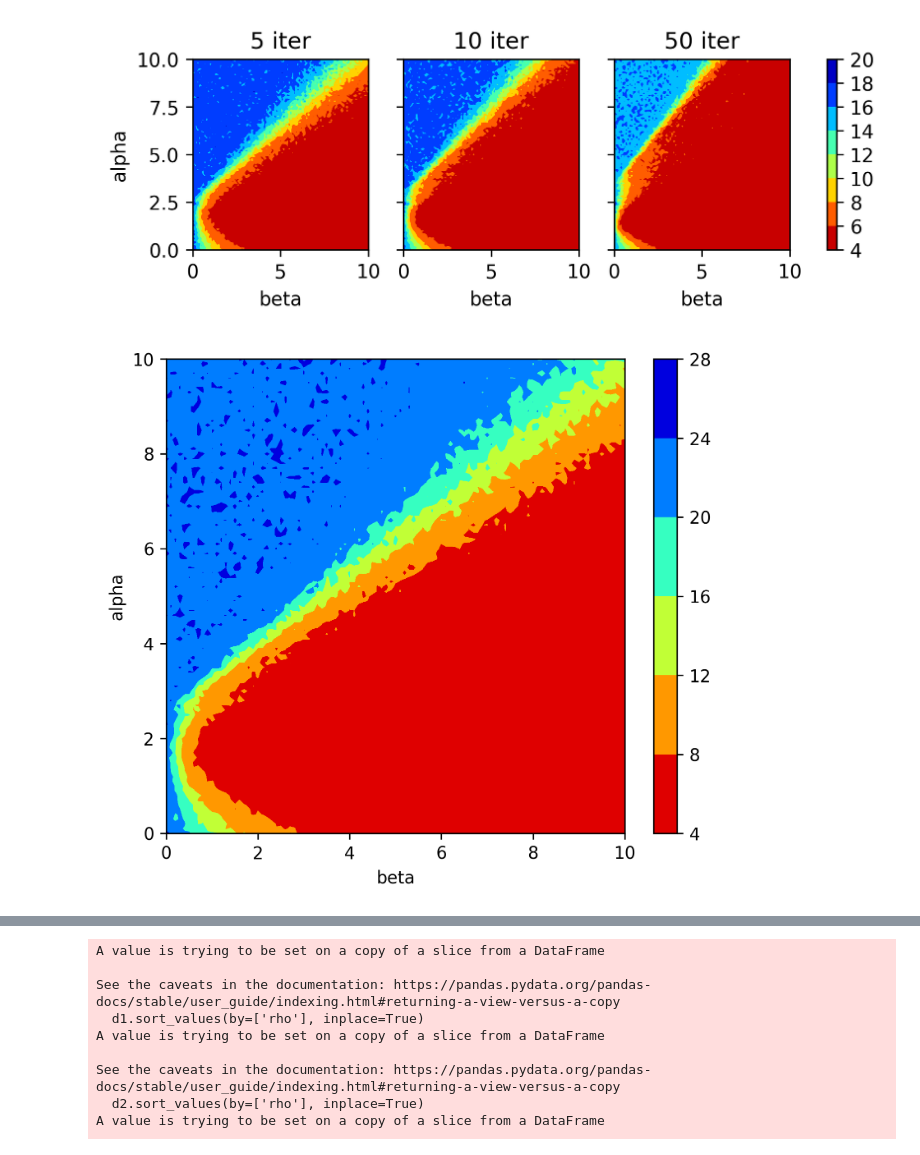
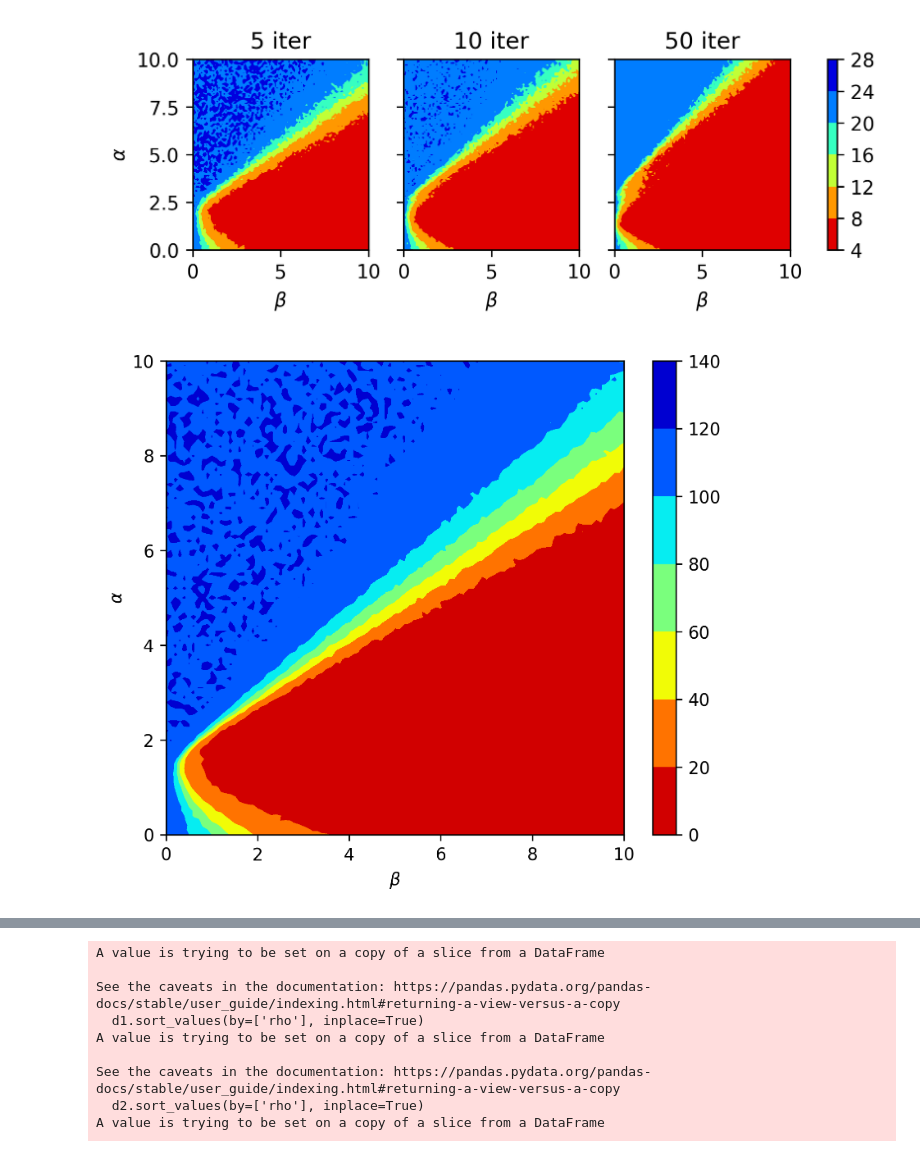
Before and after one commit to javierbosch/ACO, a Jupyter notebook: plots/plots.ipynb, the cells around one changed output, grey strips where cells are left out. Saved outputs shown, nothing was run; the diff lists cells and outputs as text; code cells hidden in the pictures.

```diff
--- a/plots/plots.ipynb
+++ b/plots/plots.ipynb
@@ -42,7 +95,21 @@ matrix50 = df50.pivot(index='alpha', columns='beta', values='bestLength')
 # %%
+df = pd.read_csv(results_folder + 'normal_random50_alpha_beta.csv')
+df5 = df[df['iteration']==5]
+df5 = df5.groupby(['alpha','beta']).mean().reset_index()
+
+df10 = df[df['iteration']==10]
+df10 = df10.groupby(['alpha','beta']).mean().reset_index()
+
+df50 = df[df['iteration']==50]
+df50 = df50.groupby(['alpha','beta']).mean().reset_index()
+
+matrix5 = df5.pivot(index='alpha', columns='beta', values='bestLength')
+matrix10 = df10.pivot(index='alpha', columns='beta', values='bestLength')
+matrix50 = df50.pivot(index='alpha', columns='beta', values='bestLength')
+
 fig, axs = plt.subplots(1, 3, dpi = 300,  figsize=(7, 1.8), sharey=True)
 cmap = 'jet_r'
-levels = 7
+levels = 5
 
 X5 = matrix5.columns.values
 Y5 = matrix5.index.values
@@ -56,41 +123,40 @@ X50 = matrix50.columns.values
 Y50 = matrix50.index.values
 Z50 = matrix50.values
 
-#axs.set_title('Att48 - best length')
-axs[0].set_xlabel('beta')
-axs[0].set_ylabel('alpha')
+axs[0].set_xlabel(r'$\beta$')
+axs[0].set_ylabel(r'$\alpha$')
 cs = axs[0].contourf(X5,Y5,Z5, levels, cmap=cmap)
 axs[0].set_title('5 iter')
 
-axs[1].set_xlabel('beta')
+axs[1].set_xlabel(r'$\beta$')
 cs = axs[1].contourf(X10,Y10,Z10, cs.levels, cmap=cmap)
 axs[1].set_title('10 iter')
 
-axs[2].set_xlabel('beta')
+axs[2].set_xlabel(r'$\beta$')
 cs = axs[2].contourf(X50,Y50,Z50, cs.levels, cmap=cmap)
 axs[2].set_title('50 iter')
 
 plt.colorbar(cs, ax=axs)
 
-plt.savefig('images/normal_att48_alpha_beta_iters.png')
+plt.savefig('images/normal_random50_alpha_beta_iters.png')
 plt.show()
 # %% [output]
-[figure, old version]
+[figure, new version]
 # %%
 fig, axs = plt.subplots(1, 1, dpi = 300,  figsize=(6, 5))
 cmap = 'jet_r'
-df = pd.read_csv(results_folder + 'normal_random50_alpha_beta.csv')
-df = df[df['iteration']==10]
+df = pd.read_csv(results_folder + 'normal_random250_alpha_beta.csv')
+df = df[df['iteration']==20]
 df = df.groupby(['alpha','beta']).mean().reset_index()
 matrix = df.pivot(index='alpha', columns='beta', values='bestLength')
 X=matrix.columns.values
 Y=matrix.index.values
 Z=matrix.values
-axs.set_xlabel('beta')
-axs.set_ylabel('alpha')
+axs.set_xlabel(r'$\beta$')
+axs.set_ylabel(r'$\alpha$')
 cs = axs.contourf(X,Y,Z, levels = 5, cmap=cmap)
 plt.colorbar(cs, ax=axs)
-plt.savefig('images/normal_random50_alpha_beta.png')
+plt.savefig('images/normal_random250_alpha_beta.png')
 plt.show()
 # %% [output]
-[figure, old version]
+[figure, new version]
```
Also changed, not shown: parts of 39 cells of this notebook, 56 other files.
